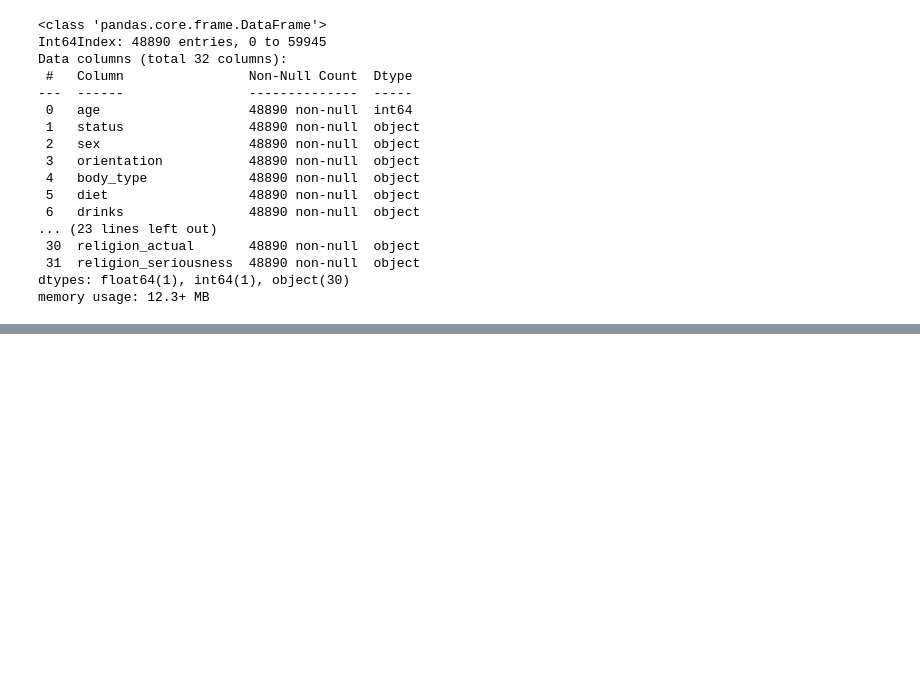
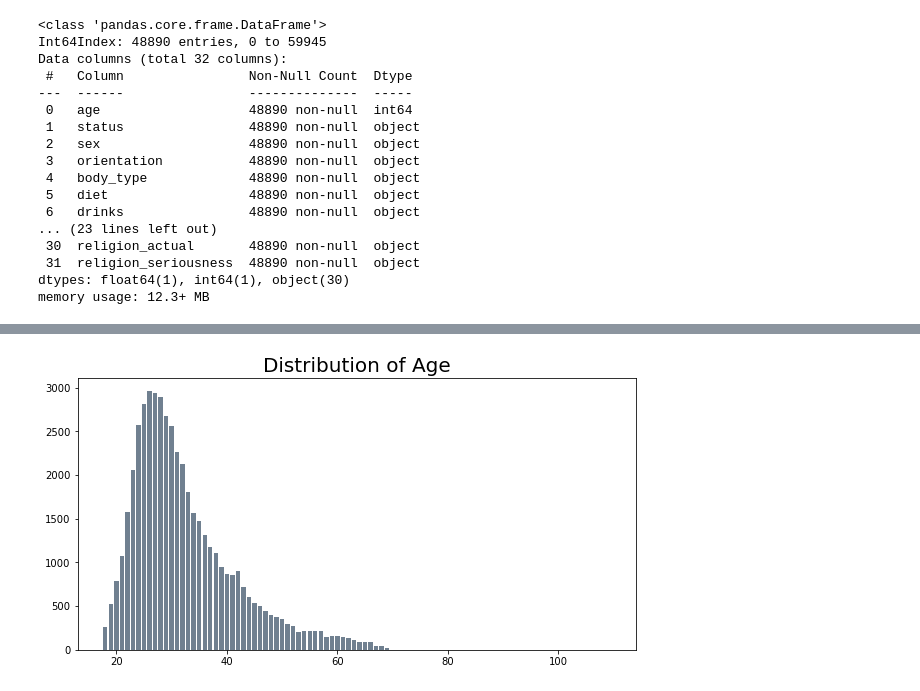
Before and after one commit to kevin-o-lewis/Predicting-Astrological-Signs, a Jupyter notebook: notebooks/EDA.ipynb, the cells around one changed output, grey strips where cells are left out. Cells and saved outputs as stored; diff of their text form; code cells hidden in the pictures; blank space fills up the shorter version.

```diff
--- a/notebooks/EDA.ipynb
+++ b/notebooks/EDA.ipynb
@@ -129,0 +153,9 @@ ax.barh(df.sign_actual.value_counts().index, df.sign_actual.value_counts().value
+# %%
+fig, ax = plt.subplots(figsize=(10,5))
+ax.bar(df.age.value_counts().index,
+       df.age.value_counts().values,
+       color='slategrey')
+ax.set_title('Distribution of Age', fontsize=20)
+plt.savefig('../images/dist_of_age')
+# %% [output]
+[figure, added]
```
Also changed, not shown: parts of 6 cells of this notebook, 12 other files.
